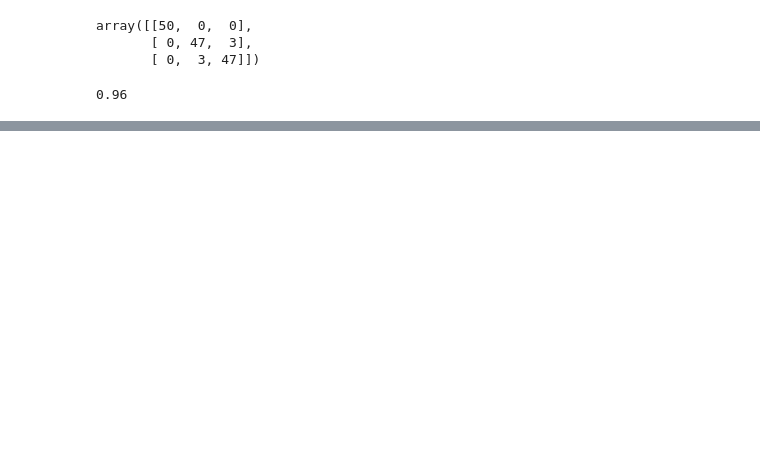
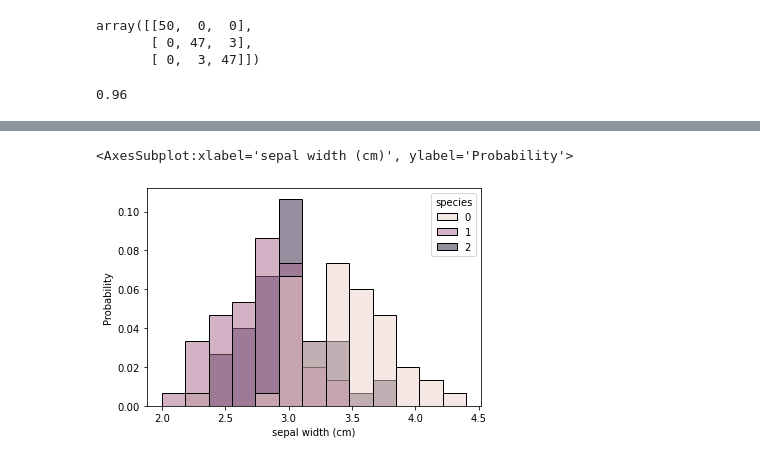
Before and after one commit to arjunc12/cmpinf2120-notebooks, a Jupyter notebook: Regression-and-Classification/naive-bayes.ipynb, the cells around one changed output, grey strips where cells are left out. Cells and saved outputs as stored; diff of their text form; code cells hidden in the pictures; blank space fills up the shorter version.

```diff
--- a/Regression-and-Classification/naive-bayes.ipynb
+++ b/Regression-and-Classification/naive-bayes.ipynb
@@ -24,0 +95,5 @@ gnb.score(iris.data, iris.target)
+# %%
+sns.histplot(data=iris_df, x='sepal width (cm)', hue='species', stat='probability')
+# %% [output]
+<AxesSubplot:xlabel='sepal width (cm)', ylabel='Probability'>
+[figure, added]
```
Also changed, not shown: parts of 12 cells of this notebook, 3 other files.
